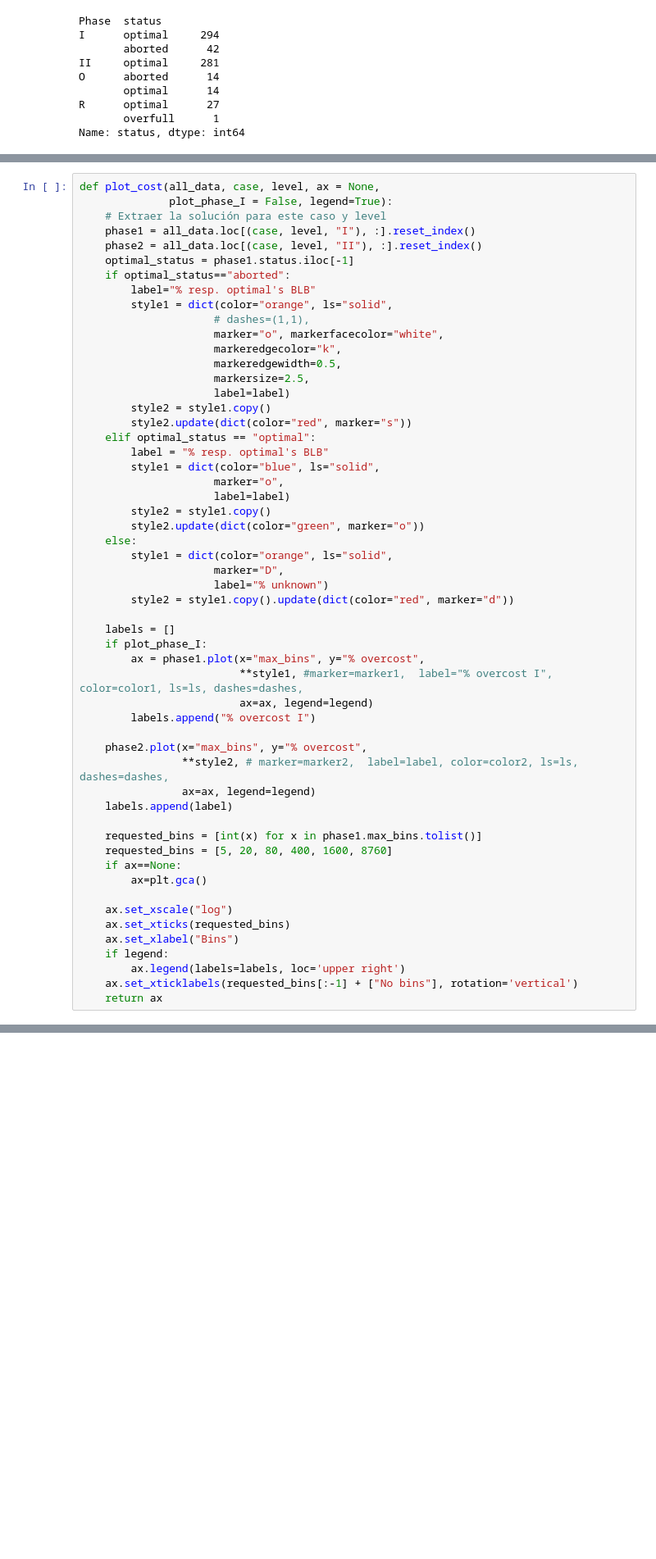
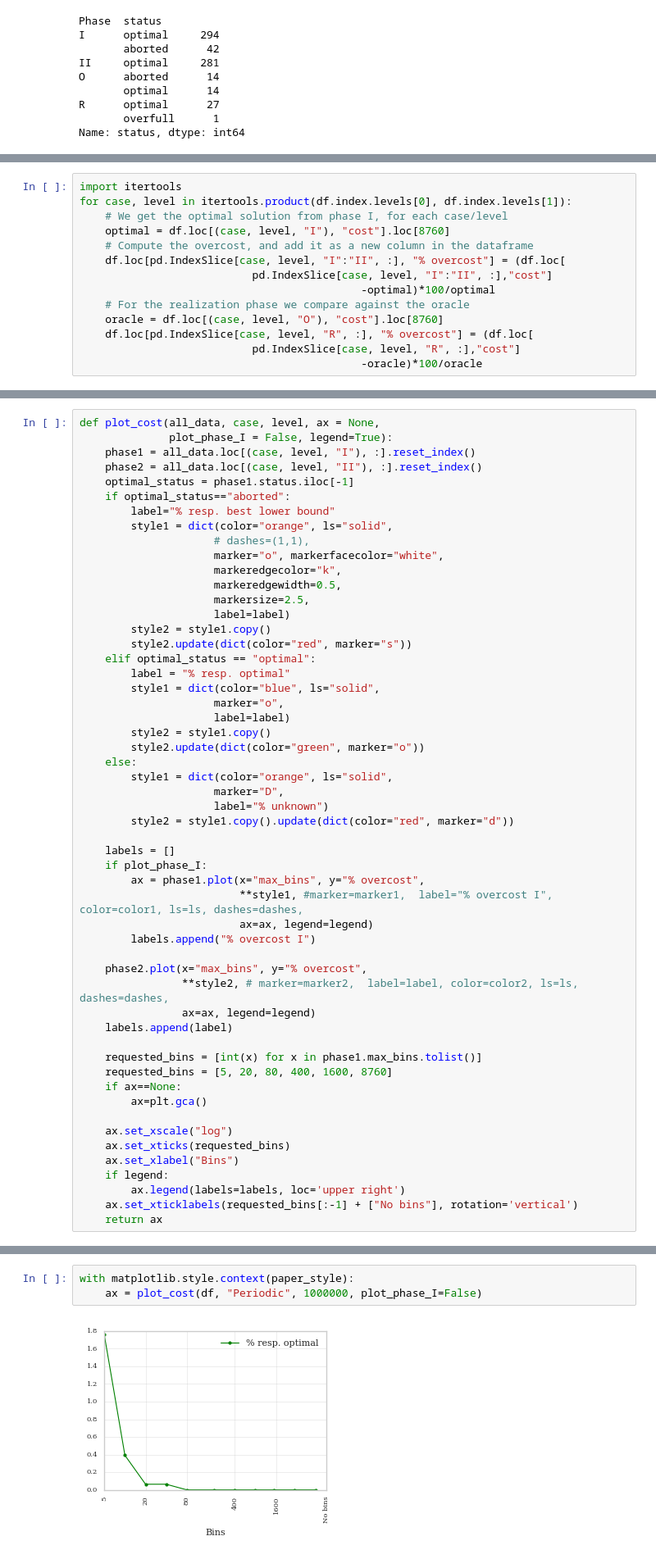
Before and after one commit to asi-uniovi/lloovia, a Jupyter notebook: notebooks/Graphing results (WIP).ipynb, the cells around one changed output, grey strips where cells are left out. Shown at 82% size. Saved outputs shown, nothing was run; the diff lists cells and outputs as text; blank space fills up the shorter version.

```diff
--- a/notebooks/Graphing results (WIP).ipynb
+++ b/notebooks/Graphing results (WIP).ipynb
@@ -237,0 +333,14 @@ df.loc[df["% overcost"].isnull(), "overcost_category"] = np.nan
+# %%
+import itertools
+for case, level in itertools.product(df.index.levels[0], df.index.levels[1]):
+    # We get the optimal solution from phase I, for each case/level
+    optimal = df.loc[(case, level, "I"), "cost"].loc[8760]
+    # Compute the overcost, and add it as a new column in the dataframe
+    df.loc[pd.IndexSlice[case, level, "I":"II", :], "% overcost"] = (df.loc[
+                           pd.IndexSlice[case, level, "I":"II", :],"cost"]
+                                            -optimal)*100/optimal
+    # For the realization phase we compare against the oracle
+    oracle = df.loc[(case, level, "O"), "cost"].loc[8760]
+    df.loc[pd.IndexSlice[case, level, "R", :], "% overcost"] = (df.loc[
+                           pd.IndexSlice[case, level, "R", :],"cost"]
+                                            -oracle)*100/oracle
@@ -240,12 +361,11 @@ df.loc[df["% overcost"].isnull(), "overcost_category"] = np.nan
 # %%
 def plot_cost(all_data, case, level, ax = None,
               plot_phase_I = False, legend=True):
-    # Extraer la solución para este caso y level
     phase1 = all_data.loc[(case, level, "I"), :].reset_index()
     phase2 = all_data.loc[(case, level, "II"), :].reset_index()
     optimal_status = phase1.status.iloc[-1]
     if optimal_status=="aborted":
-        label="% resp. optimal's BLB"
+        label="% resp. best lower bound"
         style1 = dict(color="orange", ls="solid",
                      # dashes=(1,1),
                      marker="o", markerfacecolor="white",
@@ -256,7 +376,7 @@ def plot_cost(all_data, case, level, ax = None,
         style2 = style1.copy()
         style2.update(dict(color="red", marker="s"))
     elif optimal_status == "optimal":
-        label = "% resp. optimal's BLB"
+        label = "% resp. optimal"
         style1 = dict(color="blue", ls="solid",
                      marker="o",
                      label=label)
@@ -299,3 +417,8 @@ df["seconds_to_solve"].sum()/60/60
+# %%
+with matplotlib.style.context(paper_style):
+    ax = plot_cost(df, "Periodic", 1000000, plot_phase_I=False)
+# %% [output]
+[figure, added]
 # %%
 with matplotlib.style.context(paper_style):
     ax = plot_cost(df, "Periodic", 3000000, plot_phase_I=False)
```
Also changed, not shown: parts of 56 cells of this notebook.
